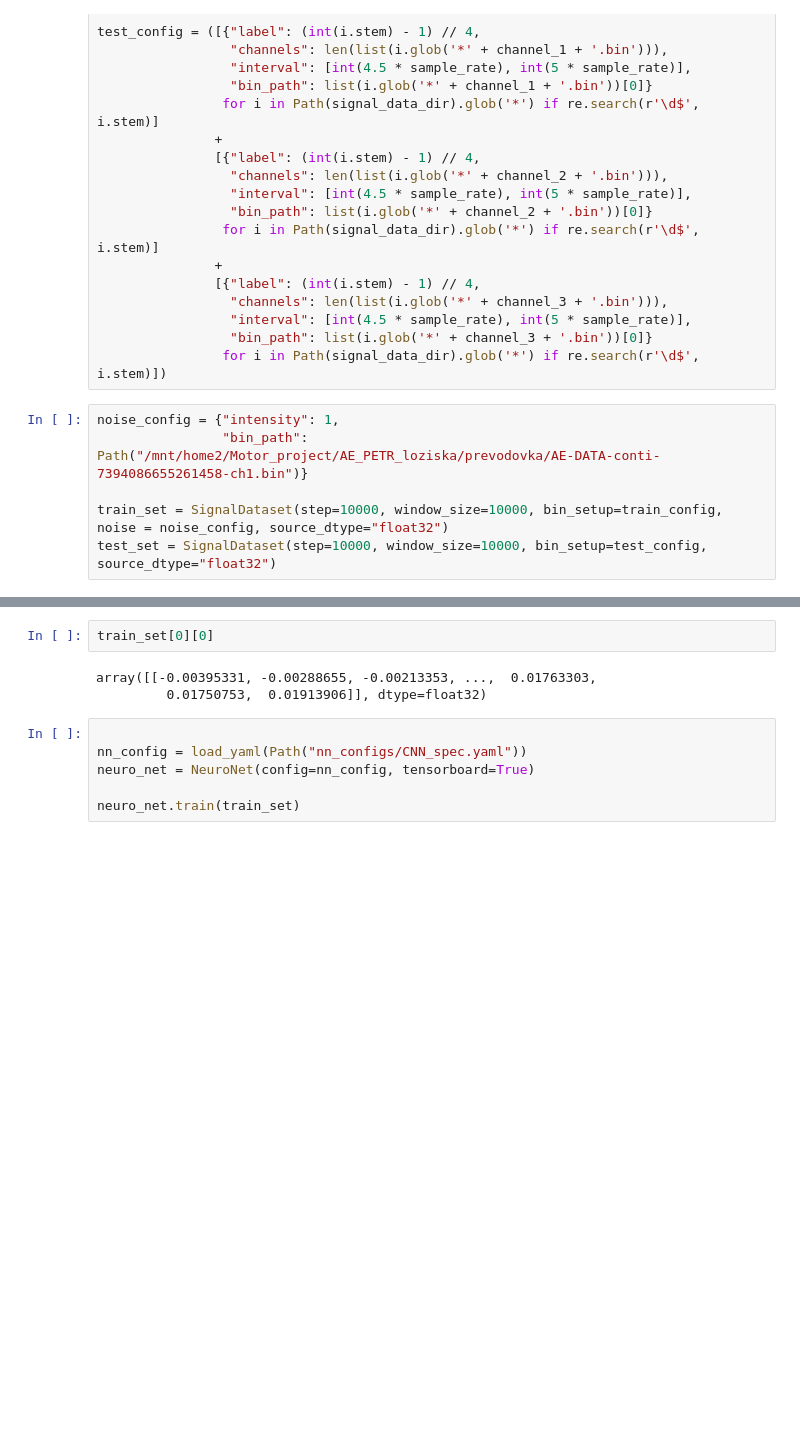
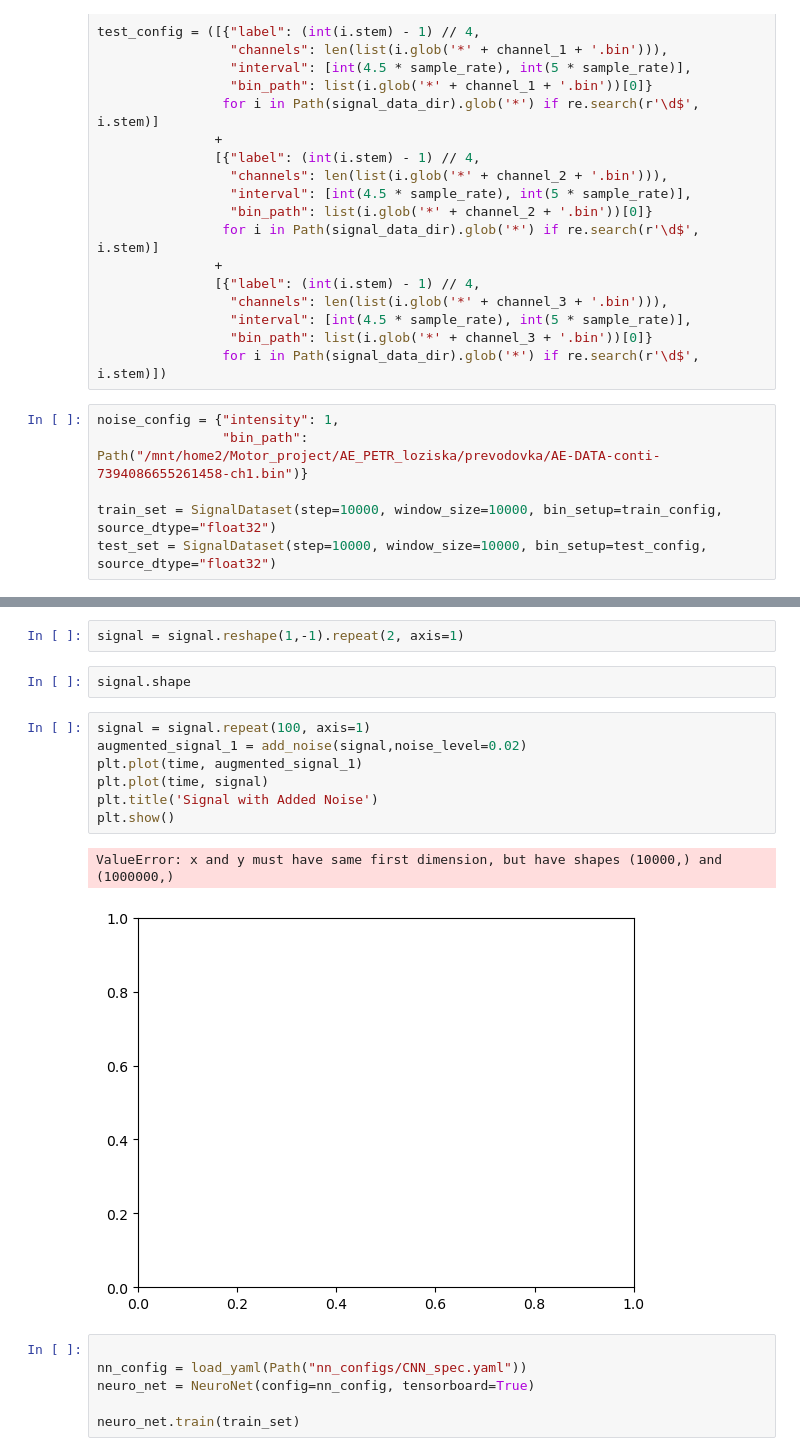
Before and after one commit to VojtasekP/Bachelor-project, a Jupyter notebook: Project/dataset/dataset_augmentation.ipynb, the cells around one changed output, grey strips where cells are left out. Drawn from its saved outputs; the diff is of its cells as text; blank space fills up the shorter version.

```diff
--- a/Project/dataset/dataset_augmentation.ipynb
+++ b/Project/dataset/dataset_augmentation.ipynb
@@ -54,7 +58,7 @@ test_config = ([{"label": (int(i.stem) - 1) // 4,
 noise_config = {"intensity": 1,
                 "bin_path": Path("/mnt/home2/Motor_project/AE_PETR_loziska/prevodovka/AE-DATA-conti-7394086655261458-ch1.bin")}
 
-train_set = SignalDataset(step=10000, window_size=10000, bin_setup=train_config, noise = noise_config, source_dtype="float32")
+train_set = SignalDataset(step=10000, window_size=10000, bin_setup=train_config, source_dtype="float32")
 test_set = SignalDataset(step=10000, window_size=10000, bin_setup=test_config, source_dtype="float32")
 # %%
 len(train_set)
@@ -104,8 +201,17 @@ tensor([[-0.0001, -0.0011, -0.0033,  ..., -0.0021, -0.0004,  0.0006]])
+# %%
+signal = signal.reshape(1,-1).repeat(2, axis=1)
+# %%
+signal.shape
 # %%
-train_set[0][0]
+signal = signal.repeat(100, axis=1)
+augmented_signal_1 = add_noise(signal,noise_level=0.02)
+plt.plot(time, augmented_signal_1)
+plt.plot(time, signal)
+plt.title('Signal with Added Noise')
+plt.show()
 # %% [output]
-array([[-0.00395331, -0.00288655, -0.00213353, ...,  0.01763303,
-         0.01750753,  0.01913906]], dtype=float32)
+ValueError: x and y must have same first dimension, but have shapes (10000,) and (1000000,)
+[figure, added]
 # %%
 
 nn_config = load_yaml(Path("nn_configs/CNN_spec.yaml"))
```
Also changed, not shown: parts of 6 cells of this notebook, 4 other files.
